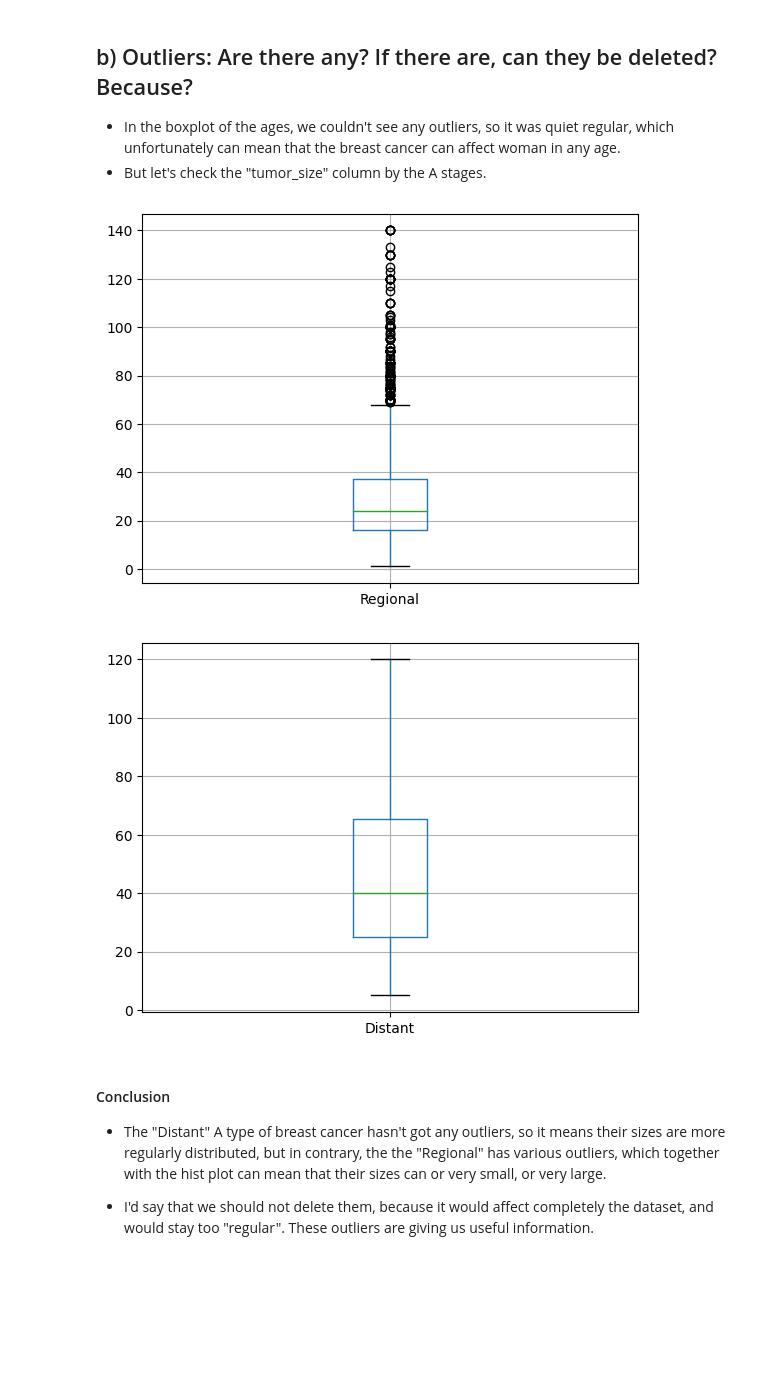
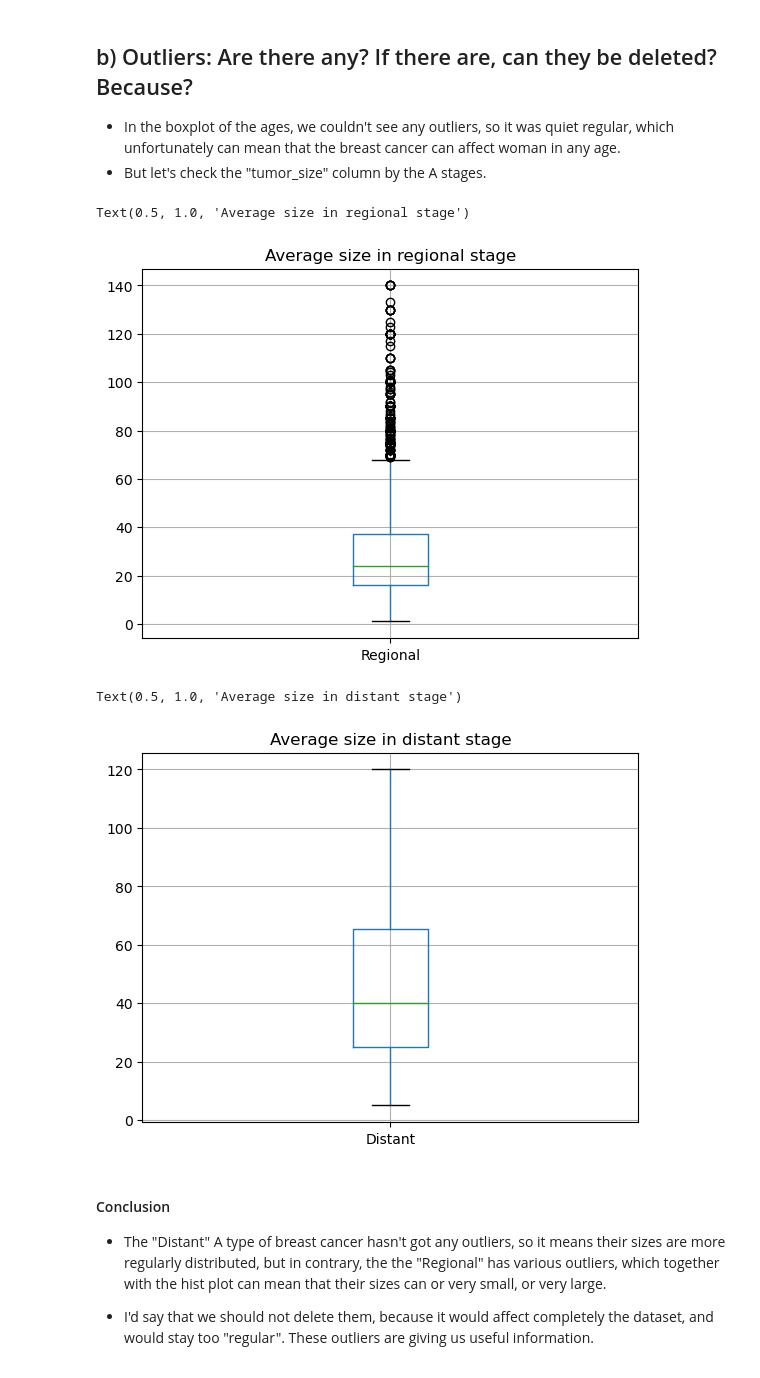
Before and after one commit to AniValle/Pandas_statistics_pt2, a Jupyter notebook: 0-preguntas_basicas.ipynb, the cells around one changed output. Drawn from its saved outputs; the diff is of its cells as text; code cells hidden in the pictures; blank space fills up the shorter version.

```diff
--- a/0-preguntas_basicas.ipynb
+++ b/0-preguntas_basicas.ipynb
@@ -430,17 +432,21 @@ _ = tidy_data.plot.hist(column=["tumor_size"], by="a_stage", figsize=(10, 10))
 # %%
 # tidy_data.loc[:, ['a_stage', 'tumor_size']].boxplot()
 # Regional" or "Distant
 tumor_sizes = pd.DataFrame()
 # tumor_sizes['Distant']  = tidy_data.loc[(tidy_data['a_stage'] == 'Distant')]['tumor_size']
 _ = tidy_data.loc[(tidy_data['a_stage'] == 'Regional')].loc[:, ['a_stage', 'tumor_size']].boxplot()
 _ = plt.xticks([1], ['Regional'])
+plt.title("Average size in regional stage")
 # %% [output]
+Text(0.5, 1.0, 'Average size in regional stage')
-[figure, old version]
+[figure, new version]
 # %%
 tidy_data.loc[(tidy_data['a_stage'] == 'Distant')].loc[:, ['a_stage', 'tumor_size']].boxplot()
 _ = plt.xticks([1], ['Distant'])
+plt.title("Average size in distant stage")
 # %% [output]
+Text(0.5, 1.0, 'Average size in distant stage')
-[figure, old version]
+[figure, new version]
 # %% [markdown]
 #### Conclusion
 - The "Distant" A type of breast cancer hasn't got any outliers, so it means their sizes are more regularly distributed, but in contrary, the the "Regional" has various outliers, which together with the hist plot can mean that their sizes can or very small, or very large.
```
Also changed, not shown: parts of 3 cells of this notebook, 2 other files.
